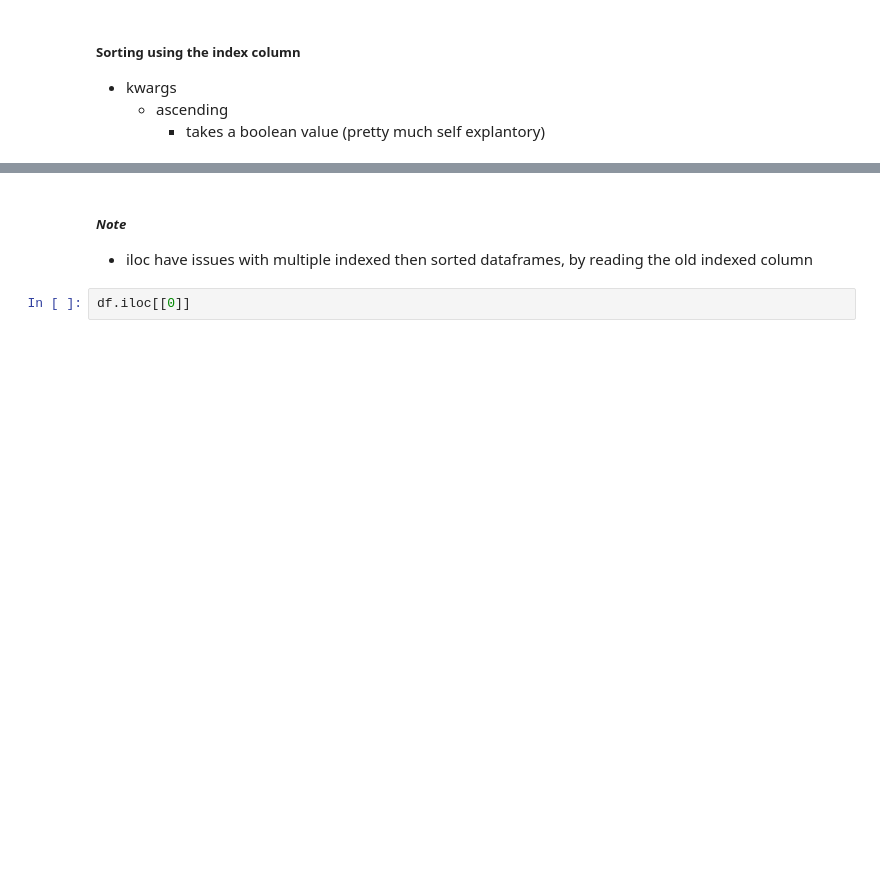
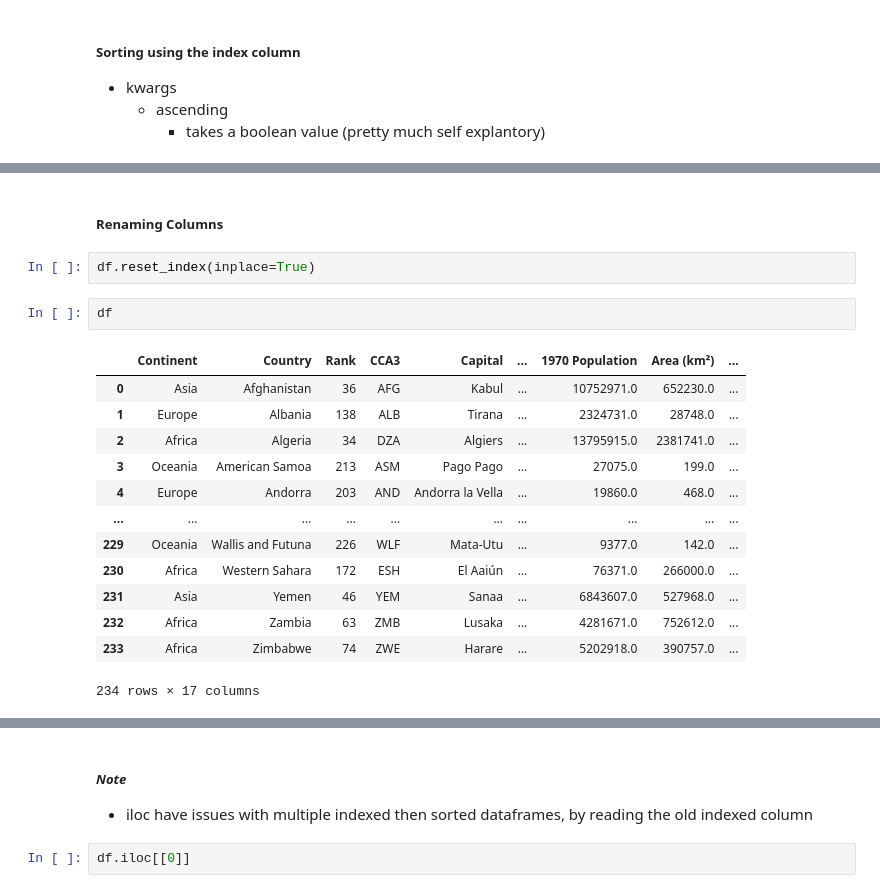
Before and after one commit to sweatshirt2/Pandas, a Jupyter notebook: Basics/reading_files_and_indexing.ipynb, the cells around one changed output, grey strips where cells are left out. Saved outputs shown, nothing was run; the diff lists cells and outputs as text; blank space fills up the shorter version.

```diff
--- a/Basics/reading_files_and_indexing.ipynb
+++ b/Basics/reading_files_and_indexing.ipynb
@@ -385 +387,21 @@ df.sort_index(ascending=[True, False])
 234 rows × 15 columns
+# %% [markdown]
+##### Renaming Columns
+# %%
+df.reset_index(inplace=True)
+# %%
+df
+# %% [output]
+|  | Continent | Country | Rank | CCA3 | Capital | ... | 1970 Population | Area (km²) | ... |
+| 0 | Asia | Afghanistan | 36 | AFG | Kabul | ... | 10752971.0 | 652230.0 | ... |
+| 1 | Europe | Albania | 138 | ALB | Tirana | ... | 2324731.0 | 28748.0 | ... |
+| 2 | Africa | Algeria | 34 | DZA | Algiers | ... | 13795915.0 | 2381741.0 | ... |
+| 3 | Oceania | American Samoa | 213 | ASM | Pago Pago | ... | 27075.0 | 199.0 | ... |
+| 4 | Europe | Andorra | 203 | AND | Andorra la Vella | ... | 19860.0 | 468.0 | ... |
+| ... | ... | ... | ... | ... | ... | ... | ... | ... | ... |
+| 229 | Oceania | Wallis and Futuna | 226 | WLF | Mata-Utu | ... | 9377.0 | 142.0 | ... |
+| 230 | Africa | Western Sahara | 172 | ESH | El Aaiún | ... | 76371.0 | 266000.0 | ... |
+| 231 | Asia | Yemen | 46 | YEM | Sanaa | ... | 6843607.0 | 527968.0 | ... |
+| 232 | Africa | Zambia | 63 | ZMB | Lusaka | ... | 4281671.0 | 752612.0 | ... |
+| 233 | Africa | Zimbabwe | 74 | ZWE | Harare | ... | 5202918.0 | 390757.0 | ... |
+234 rows × 17 columns
```
Also changed, not shown: parts of 20 cells of this notebook, 2 other files.
